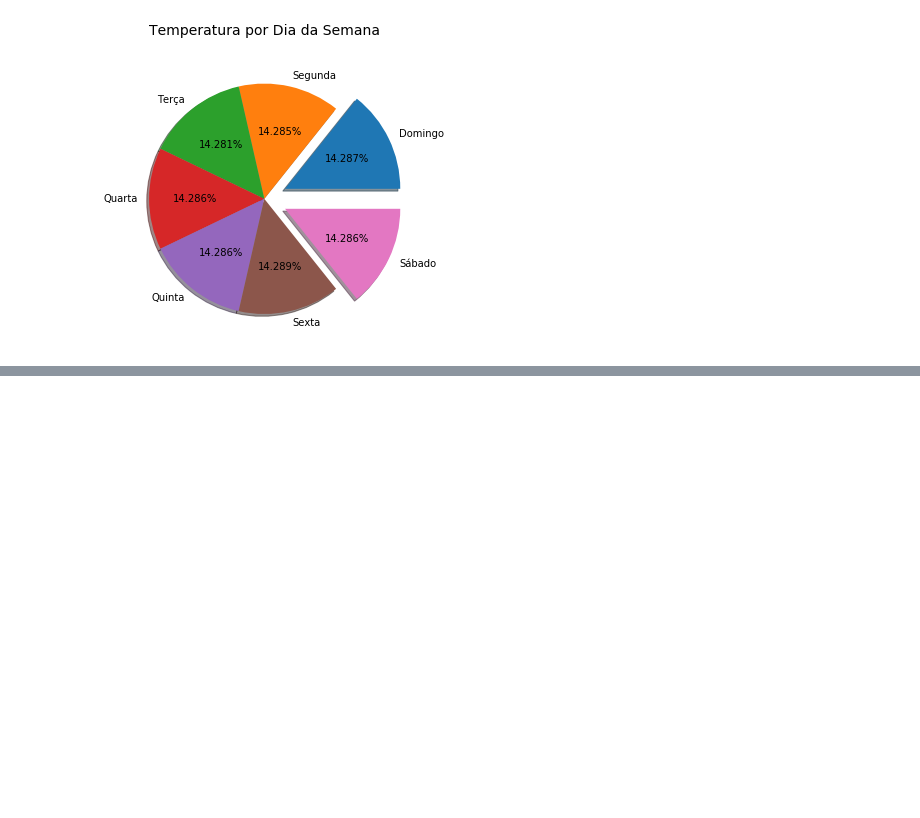
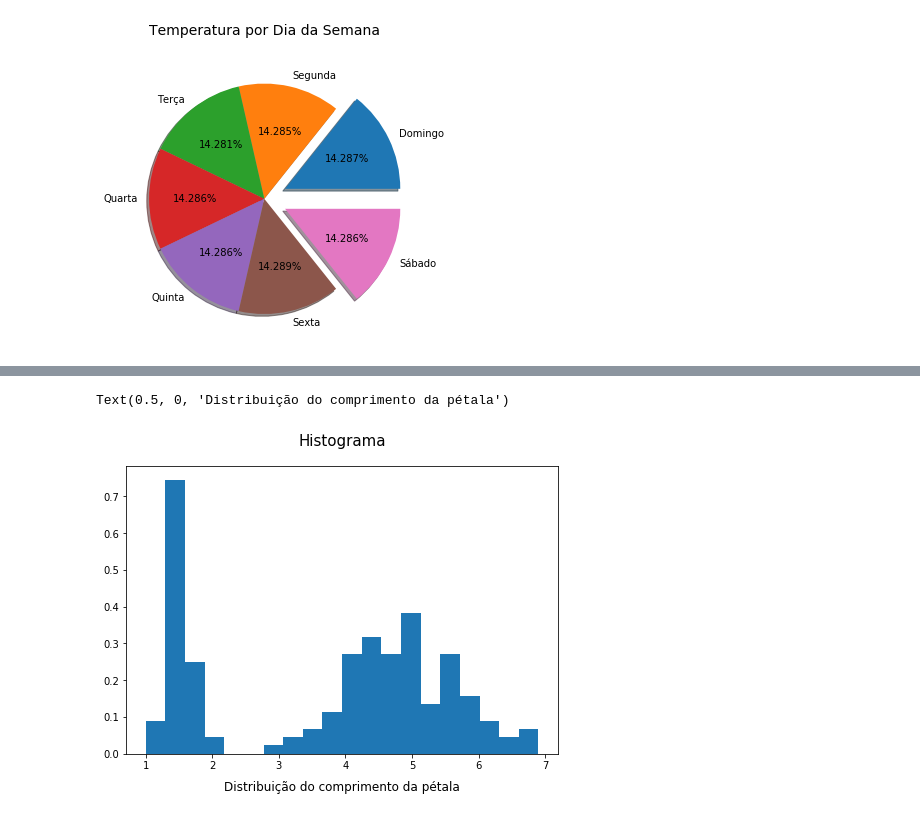
Before and after one commit to natelson81/curso_matplotlib, a Jupyter notebook: Recursos_Matplotlib.ipynb, the cells around one changed output, grey strips where cells are left out. Cells and saved outputs as stored; diff of their text form; code cells hidden in the pictures; blank space fills up the shorter version.

```diff
--- a/Recursos_Matplotlib.ipynb
+++ b/Recursos_Matplotlib.ipynb
@@ -168,0 +223,10 @@ plt.show()
+# %%
+fig = plt.figure(figsize=(6,4))
+eixo = fig.add_axes([0,0,1,1])
+
+eixo.hist(df2['comprimento_pétala'], bins=20, density=True)
+eixo.set_title('Histograma', fontsize=15, pad=20)
+eixo.set_xlabel('Distribuição do comprimento da pétala', fontsize=12, labelpad=10)
+# %% [output]
+Text(0.5, 0, 'Distribuição do comprimento da pétala')
+[figure, added]
```
Also changed, not shown: parts of 5 cells of this notebook.
